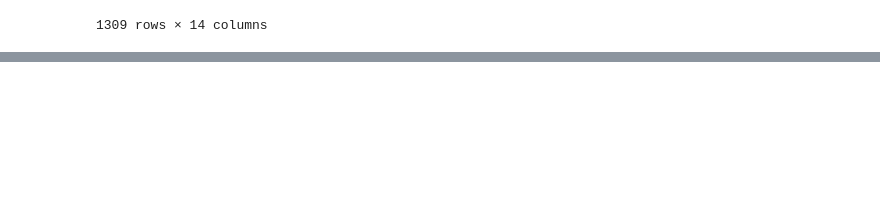
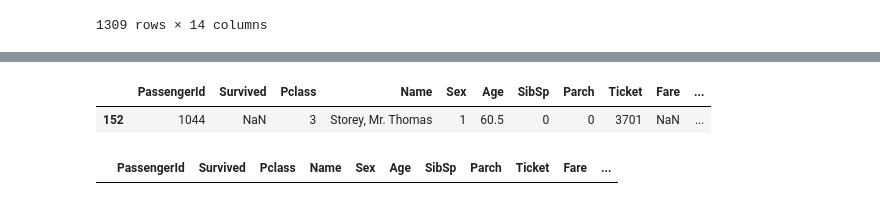
Before and after one commit to syt73/python, a Jupyter notebook: pythonbasic12_Machine_Learning_타이타닉2.ipynb, the cells around one changed output, grey strips where cells are left out. Drawn from its saved outputs; the diff is of its cells as text; code cells hidden in the pictures; blank space fills up the shorter version.

```diff
--- a/pythonbasic12_Machine_Learning_타이타닉2.ipynb
+++ b/pythonbasic12_Machine_Learning_타이타닉2.ipynb
@@ -187,0 +185,19 @@ data
+# %%
+# 요금에 1개의 결측치 처리
+
+data.loc[data['Fare'].isnull(),:]
+# %% [output]
+|  | PassengerId | Survived | Pclass | Name | Sex | Age | SibSp | Parch | Ticket | Fare | ... |
+| 152 | 1044 | NaN | 3 | Storey, Mr. Thomas | 1 | 60.5 | 0 | 0 | 3701 | NaN | ... |
+# %%
+# 요금과 객실 등급의 상관 관계는 아주 높기 때문에 3등석 객실 승객의 탑승 요금의 평균값을 이용하여
+# 결측치를 채운다.
+# 중요한 점은 전체 요금의 평균값이 아닌 3등급만의 평균을 계산하여 채운다.
+
+p3_fare_mean = data.loc[data['Pclass']==3,'Fare'].mean()
+
+data['Fare'] = data['Fare'].fillna(p3_fare_mean)
+
+data.loc[data['Fare'].isnull(),:]
+# %% [output]
+|  | PassengerId | Survived | Pclass | Name | Sex | Age | SibSp | Parch | Ticket | Fare | ... |
```
Also changed, not shown: parts of 13 cells of this notebook.
